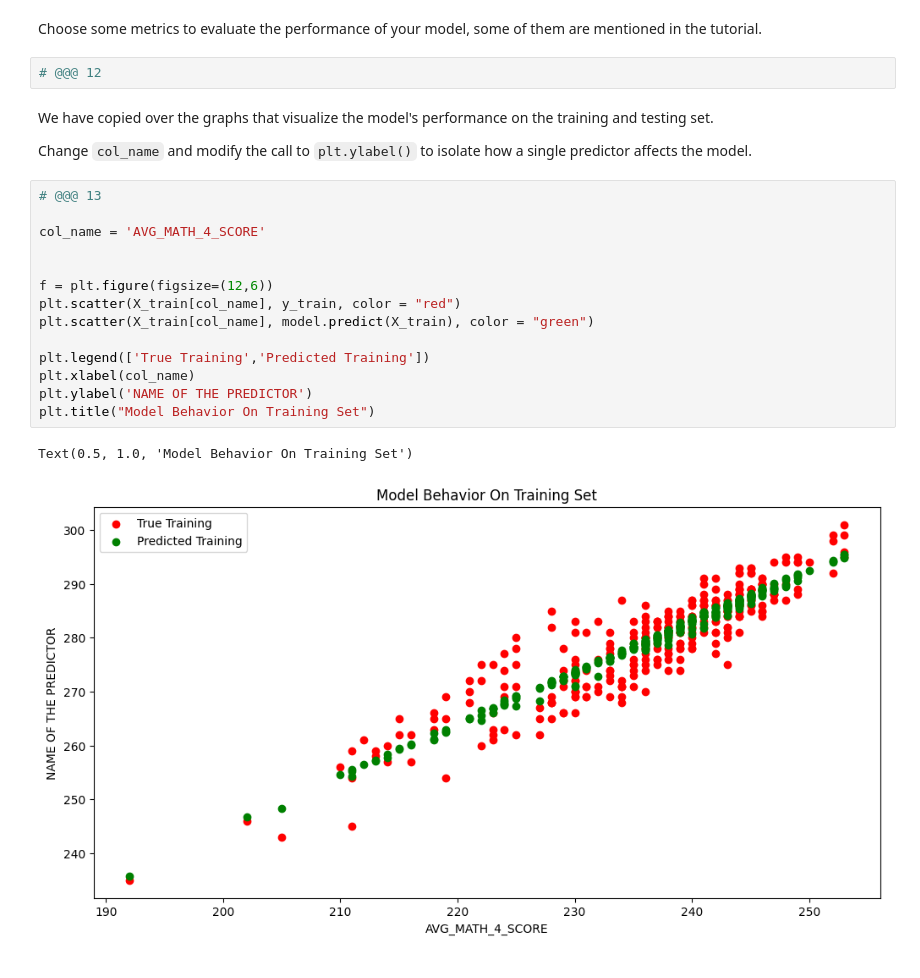
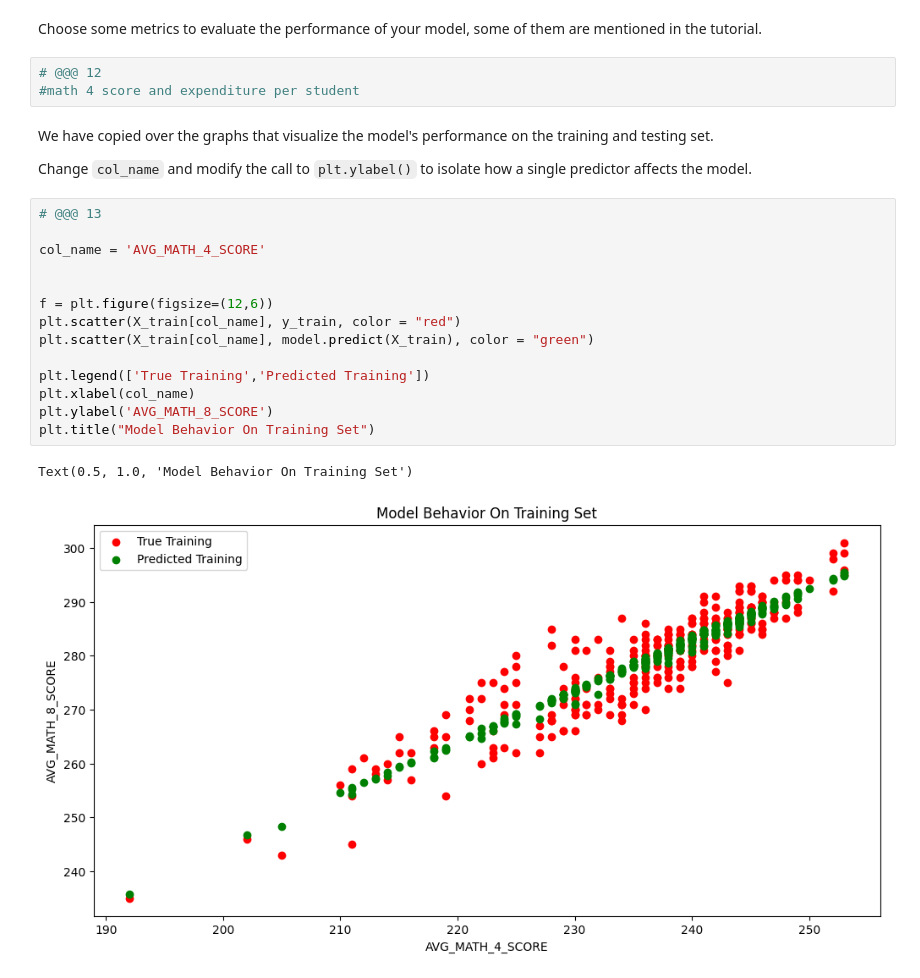
Before and after one commit to ninamclark/MDST-Tutorial, a Jupyter notebook: tutorial1/checkpoint1.ipynb, the cells around one changed output. Drawn from its saved outputs; the diff is of its cells as text.

```diff
--- a/tutorial1/checkpoint1.ipynb
+++ b/tutorial1/checkpoint1.ipynb
@@ -244,8 +244,9 @@ y_pred = model.predict(X_test)
 ## Evaluation
 # %% [markdown]
 Choose some metrics to evaluate the performance of your model, some of them are mentioned in the tutorial.
-# %%
-# @@@ 12
+# %%
+# @@@ 12
+#math 4 score and expenditure per student
 # %% [markdown]
 We have copied over the graphs that visualize the model's performance on the training and testing set.
 
@@ -253,20 +254,20 @@ Change `col_name` and modify the call to `plt.ylabel()` to isolate how a single
 # %%
 # @@@ 13
 
 col_name = 'AVG_MATH_4_SCORE'
 
 
 f = plt.figure(figsize=(12,6))
 plt.scatter(X_train[col_name], y_train, color = "red")
 plt.scatter(X_train[col_name], model.predict(X_train), color = "green")
 
 plt.legend(['True Training','Predicted Training'])
 plt.xlabel(col_name)
-plt.ylabel('NAME OF THE PREDICTOR')
+plt.ylabel('AVG_MATH_8_SCORE')
 plt.title("Model Behavior On Training Set")
 # %% [output]
 Text(0.5, 1.0, 'Model Behavior On Training Set')
-[figure, old version]
+[figure, new version]
 # %%
 # @@@ 14
 
```
Also changed, not shown: parts of 1 cell of this notebook.
